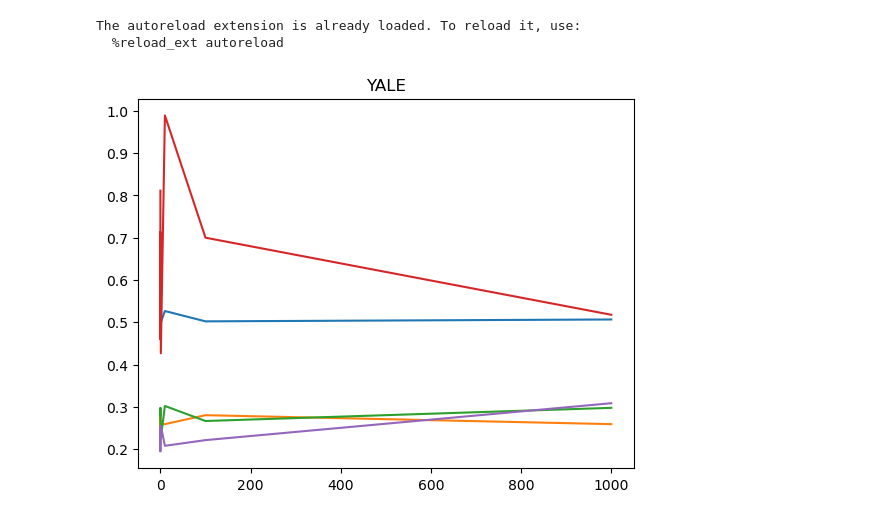
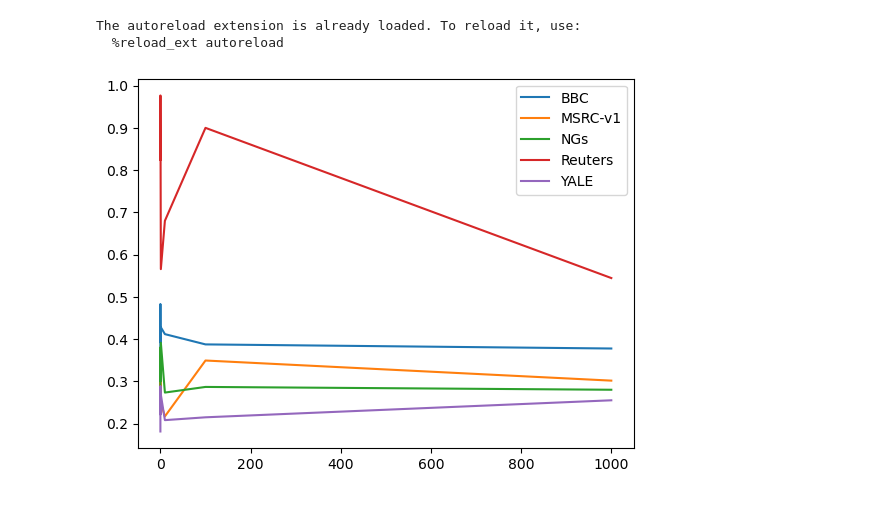
Before and after one commit to yiwei1029/mvbg, a Jupyter notebook: main.ipynb, the cells around one changed output. Cells and saved outputs as stored; diff of their text form; code cells hidden in the pictures.

```diff
--- a/main.ipynb
+++ b/main.ipynb
@@ -105,37 +105,37 @@ gamma = [1.2, 1.5, 1.8, 2, 4, 6, 8, 10]
 d_ = 20
 
 for dt_name in tqdm(datasets_names):
     # data
     X,labels=read_data(f'datasets/data sets/{dt_name}.mat')
     X = [X[0,i].T for  i  in range(X.shape[1])]
-    X =  [x[:300,:500] for x in X] #d<=300 ,n = X[0].shape[1]
+    X =  [x[:300,:1000] for x in X] #d<=300 ,n = X[0].shape[1]
     if isinstance(X[0],scipy.sparse._csr.csr_matrix):
         X =   [np.asarray(x.todense()) for x in X]
     labels  = labels.squeeze()
     k = len(set(labels))
     train_ratio=0.1
     acc = []
     for a in alpha:
     # for b in beta:
         # train_test split
         train_idx,test_idx = random_index(X[0].shape[1],train_ratio)
         X_train = [x[:,train_idx] for x in X]
         X_test = [x[:,test_idx] for x in X]
         y_test = labels[test_idx]
         #train
         model=MVBG(a,gamma[0],beta[0])
         # model=MVBG(alpha[0],gamma[0],b)
 
         pred = model.predict(X_test,40,d_,k,1e6,30)# m: >=dmax ok mvbg
         #accuracy
         acc.append(acc_score(y_test,pred))
         # print(a)
-    plt.plot(alpha,acc)
-    plt.title(dt_name)
+    plt.plot(alpha,acc,label=f"{dt_name}")
+    plt.legend(loc="upper right")
 # %% [output]
 The autoreload extension is already loaded. To reload it, use:
   %reload_ext autoreload
-[figure, old version]
+[figure, new version]
 # %%
 from sklearn.metrics.cluster import adjusted_rand_score
 from sklearn.metrics import accuracy_score,homogeneity_score
```
